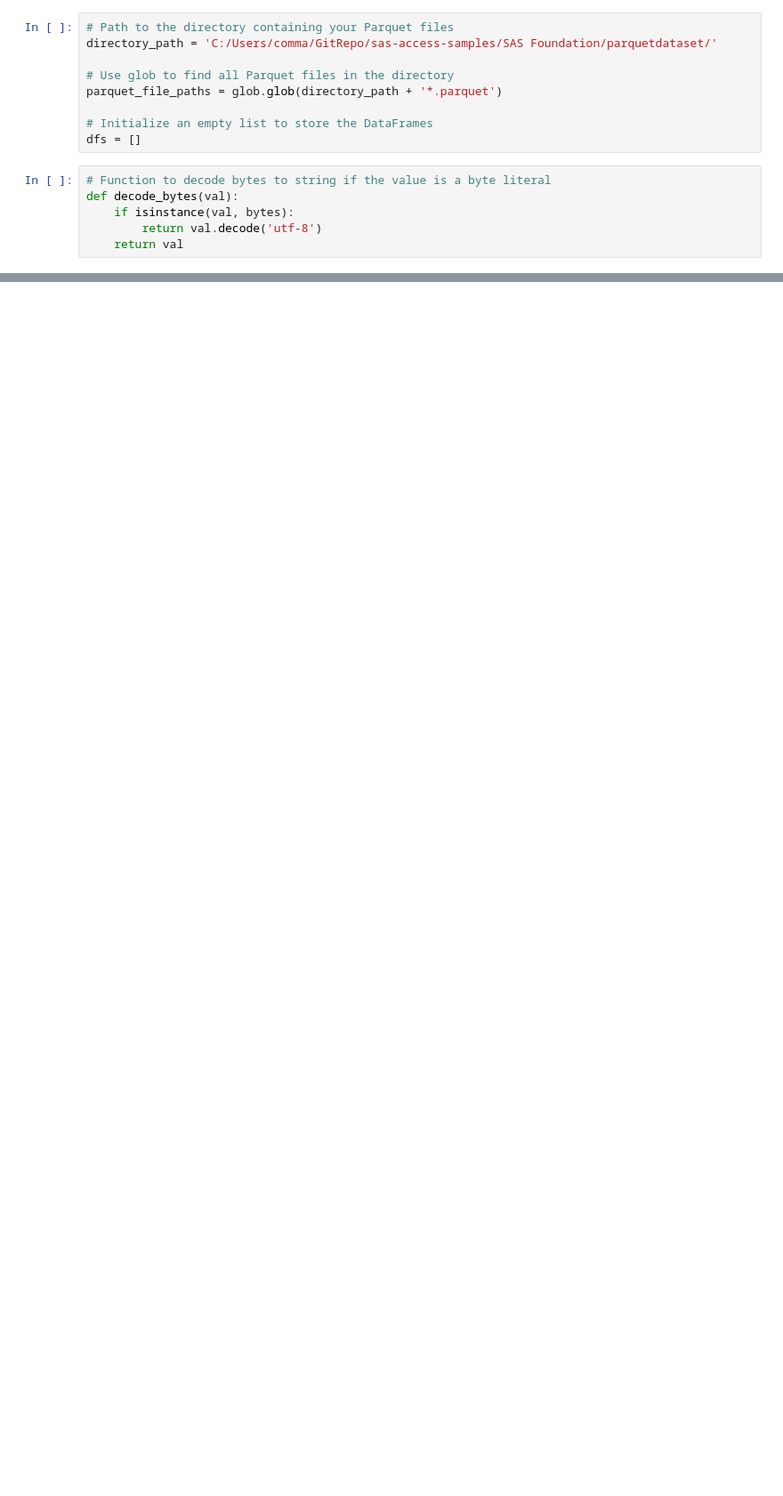
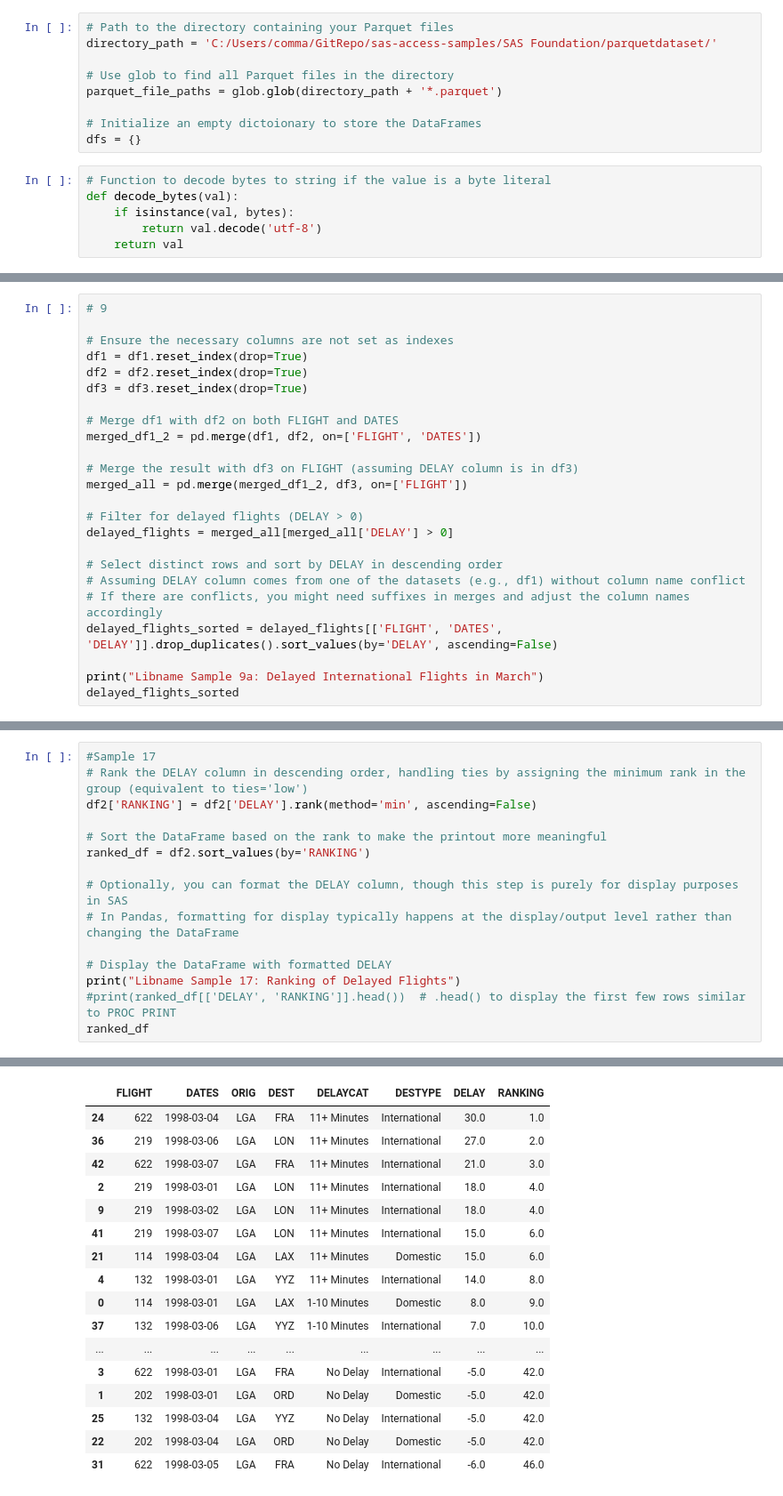
Before and after one commit to sassoftware/sas-access-samples, a Jupyter notebook: SAS Foundation/readparquettest.ipynb, the cells around one changed output, grey strips where cells are left out. Shown at 89% size. Drawn from its saved outputs; the diff is of its cells as text; blank space fills up the shorter version.

```diff
--- a/SAS Foundation/readparquettest.ipynb
+++ b/SAS Foundation/readparquettest.ipynb
@@ -8,8 +10,8 @@ directory_path = 'C:/Users/comma/GitRepo/sas-access-samples/SAS Foundation/parqu
 # Use glob to find all Parquet files in the directory
 parquet_file_paths = glob.glob(directory_path + '*.parquet')
 
-# Initialize an empty list to store the DataFrames
-dfs = []
+# Initialize an empty dictoionary to store the DataFrames
+dfs = {}
 # %%
 # Function to decode bytes to string if the value is a byte literal
 def decode_bytes(val):
@@ -108,0 +355,24 @@ dfs[0].head(2)
+# %%
+# 9
+
+# Ensure the necessary columns are not set as indexes
+df1 = df1.reset_index(drop=True)
+df2 = df2.reset_index(drop=True)
+df3 = df3.reset_index(drop=True)
+
+# Merge df1 with df2 on both FLIGHT and DATES
+merged_df1_2 = pd.merge(df1, df2, on=['FLIGHT', 'DATES'])
+
+# Merge the result with df3 on FLIGHT (assuming DELAY column is in df3)
+merged_all = pd.merge(merged_df1_2, df3, on=['FLIGHT'])
+
+# Filter for delayed flights (DELAY > 0)
+delayed_flights = merged_all[merged_all['DELAY'] > 0]
+
+# Select distinct rows and sort by DELAY in descending order
+# Assuming DELAY column comes from one of the datasets (e.g., df1) without column name conflict
+# If there are conflicts, you might need suffixes in merges and adjust the column names accordingly
+delayed_flights_sorted = delayed_flights[['FLIGHT', 'DATES', 'DELAY']].drop_duplicates().sort_values(by='DELAY', ascending=False)
+
+print("Libname Sample 9a: Delayed International Flights in March")
+delayed_flights_sorted
@@ -108,0 +544,16 @@ dfs[0].head(2)
+# %%
+#Sample 17
+# Rank the DELAY column in descending order, handling ties by assigning the minimum rank in the group (equivalent to ties='low')
+df2['RANKING'] = df2['DELAY'].rank(method='min', ascending=False)
+
+# Sort the DataFrame based on the rank to make the printout more meaningful
+ranked_df = df2.sort_values(by='RANKING')
+
+# Optionally, you can format the DELAY column, though this step is purely for display purposes in SAS
+# In Pandas, formatting for display typically happens at the display/output level rather than changing the DataFrame
+
+# Display the DataFrame with formatted DELAY
+print("Libname Sample 17: Ranking of Delayed Flights")
+#print(ranked_df[['DELAY', 'RANKING']].head())  # .head() to display the first few rows similar to PROC PRINT
+ranked_df
+# %% [output]
@@ -108,0 +561,17 @@ dfs[0].head(2)
+|  | FLIGHT | DATES | ORIG | DEST | DELAYCAT | DESTYPE | DELAY | RANKING |
+| 24 | 622 | 1998-03-04 | LGA | FRA | 11+ Minutes | International | 30.0 | 1.0 |
+| 36 | 219 | 1998-03-06 | LGA | LON | 11+ Minutes | International | 27.0 | 2.0 |
+| 42 | 622 | 1998-03-07 | LGA | FRA | 11+ Minutes | International | 21.0 | 3.0 |
+| 2 | 219 | 1998-03-01 | LGA | LON | 11+ Minutes | International | 18.0 | 4.0 |
+| 9 | 219 | 1998-03-02 | LGA | LON | 11+ Minutes | International | 18.0 | 4.0 |
+| 41 | 219 | 1998-03-07 | LGA | LON | 11+ Minutes | International | 15.0 | 6.0 |
+| 21 | 114 | 1998-03-04 | LGA | LAX | 11+ Minutes | Domestic | 15.0 | 6.0 |
+| 4 | 132 | 1998-03-01 | LGA | YYZ | 11+ Minutes | International | 14.0 | 8.0 |
+| 0 | 114 | 1998-03-01 | LGA | LAX | 1-10 Minutes | Domestic | 8.0 | 9.0 |
+| 37 | 132 | 1998-03-06 | LGA | YYZ | 1-10 Minutes | International | 7.0 | 10.0 |
+| ... | ... | ... | ... | ... | ... | ... | ... | ... |
+| 3 | 622 | 1998-03-01 | LGA | FRA | No Delay | International | -5.0 | 42.0 |
+| 1 | 202 | 1998-03-01 | LGA | ORD | No Delay | Domestic | -5.0 | 42.0 |
+| 25 | 132 | 1998-03-04 | LGA | YYZ | No Delay | International | -5.0 | 42.0 |
+| 22 | 202 | 1998-03-04 | LGA | ORD | No Delay | Domestic | -5.0 | 42.0 |
+| 31 | 622 | 1998-03-05 | LGA | FRA | No Delay | International | -6.0 | 46.0 |
```
Also changed, not shown: parts of 54 cells of this notebook, 3 other files.
